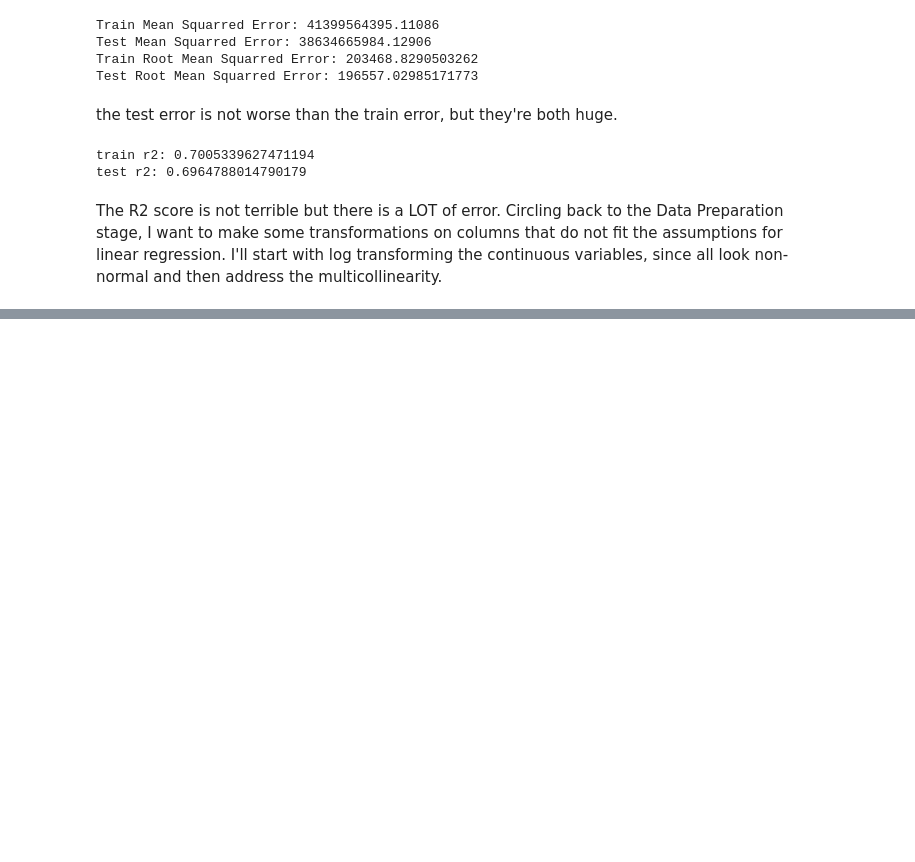
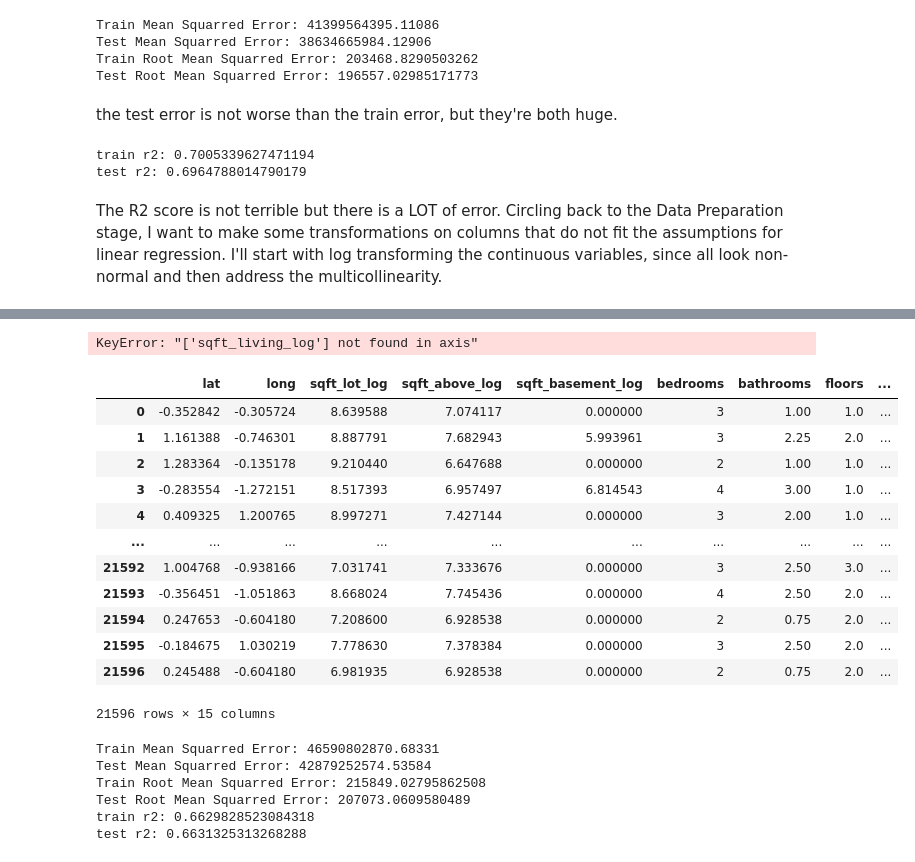
Before and after one commit to christisarv/linear-modeling-house-prices, a Jupyter notebook: Phase 2 Project Scratch Notebook.ipynb, the cells around one changed output, grey strips where cells are left out. Saved outputs shown, nothing was run; the diff lists cells and outputs as text; code cells hidden in the pictures; blank space fills up the shorter version.

```diff
--- a/Phase 2 Project Scratch Notebook.ipynb
+++ b/Phase 2 Project Scratch Notebook.ipynb
@@ -243,0 +158,7 @@ Name: long, Length: 21596, dtype: float64
+# %%
+# log features
+log_names = [f'{column}_log' for column in data[con_cols].columns]
+
+X_con_cols_log = np.log1p(data[con_cols])
+X_con_cols_log.columns = log_names
+#x cols log is now a dataframe of logged continuous variables
@@ -266,0 +183,2 @@ ValueError: supplied range of [-inf, 8.480529207044645] is not finite
+# %%
+new_X = pd.concat([geo_cols_norm, X_con_cols_log, data[cat_cols]], axis=1)
@@ -266,0 +253,20 @@ ValueError: supplied range of [-inf, 8.480529207044645] is not finite
+# %%
+new_X = new_X.drop(['sqft_living_log'], axis=1)
+# %% [output]
+KeyError: "['sqft_living_log'] not found in axis"
+# %%
+new_X
+# %% [output]
+|  | lat | long | sqft_lot_log | sqft_above_log | sqft_basement_log | bedrooms | bathrooms | floors | ... |
+| 0 | -0.352842 | -0.305724 | 8.639588 | 7.074117 | 0.000000 | 3 | 1.00 | 1.0 | ... |
+| 1 | 1.161388 | -0.746301 | 8.887791 | 7.682943 | 5.993961 | 3 | 2.25 | 2.0 | ... |
+| 2 | 1.283364 | -0.135178 | 9.210440 | 6.647688 | 0.000000 | 2 | 1.00 | 1.0 | ... |
+| 3 | -0.283554 | -1.272151 | 8.517393 | 6.957497 | 6.814543 | 4 | 3.00 | 1.0 | ... |
+| 4 | 0.409325 | 1.200765 | 8.997271 | 7.427144 | 0.000000 | 3 | 2.00 | 1.0 | ... |
+| ... | ... | ... | ... | ... | ... | ... | ... | ... | ... |
+| 21592 | 1.004768 | -0.938166 | 7.031741 | 7.333676 | 0.000000 | 3 | 2.50 | 3.0 | ... |
+| 21593 | -0.356451 | -1.051863 | 8.668024 | 7.745436 | 0.000000 | 4 | 2.50 | 2.0 | ... |
+| 21594 | 0.247653 | -0.604180 | 7.208600 | 6.928538 | 0.000000 | 2 | 0.75 | 2.0 | ... |
+| 21595 | -0.184675 | 1.030219 | 7.778630 | 7.378384 | 0.000000 | 3 | 2.50 | 2.0 | ... |
+| 21596 | 0.245488 | -0.604180 | 6.981935 | 6.928538 | 0.000000 | 2 | 0.75 | 2.0 | ... |
+21596 rows × 15 columns
@@ -266,0 +284,18 @@ ValueError: supplied range of [-inf, 8.480529207044645] is not finite
+# %%
+train_mse = mean_squared_error(y_train, y_hat_train)
+test_mse = mean_squared_error(y_test, y_hat_test)
+print('Train Mean Squarred Error:', train_mse)
+print('Test Mean Squarred Error:', test_mse)
+train_rmse = np.sqrt(mean_squared_error(y_train, y_hat_train))
+test_rmse = np.sqrt(mean_squared_error(y_test, y_hat_test))
+print('Train Root Mean Squarred Error:', train_rmse)
+print('Test Root Mean Squarred Error:', test_rmse)
+print(f'train r2: {r2_score(y_train, y_hat_train)}')
+print(f'test r2: {r2_score(y_test, y_hat_test)}')
+# %% [output]
+Train Mean Squarred Error: 46590802870.68331
+Test Mean Squarred Error: 42879252574.53584
+Train Root Mean Squarred Error: 215849.02795862508
+Test Root Mean Squarred Error: 207073.0609580489
+train r2: 0.6629828523084318
+test r2: 0.6631325313268288
```
Also changed, not shown: parts of 35 cells of this notebook, 1 other file.
